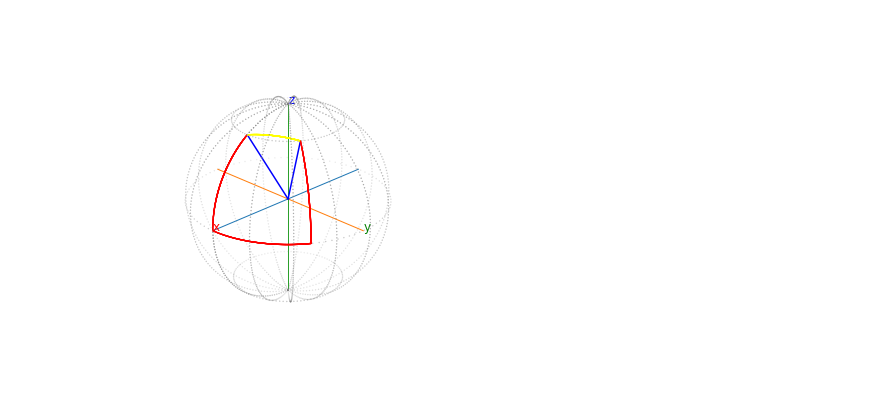
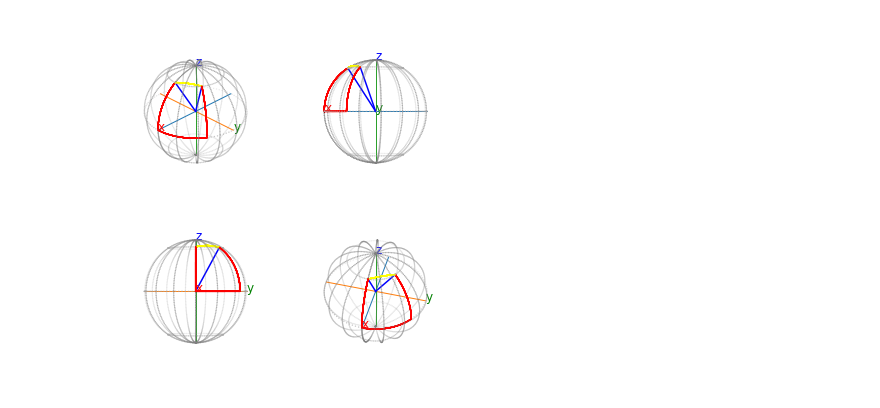
Before and after one commit to vitcpp/sphereplot, a Jupyter notebook: sphereplot.ipynb, the cells around one changed output. Cells and saved outputs as stored; diff of their text form; code cells hidden in the pictures.

Commit message:
Add camera argument in Sphere constructor

```diff
--- a/sphereplot.ipynb
+++ b/sphereplot.ipynb
@@ -1,25 +1,32 @@
 # %%
 from sphereplot import *
 # %%
-fig = plt.figure(figsize = (5, 5))
-sphere = Sphere(fig, rect = [0, 0, 1, 1])
+def plot_scene(sphere):
+    sphere.parallel(0)
+    sphere.parallel(1)
+    sphere.parallel(np.pi/2)
+    sphere.parallel(-1)
+    sphere.parallel(-np.pi/2)
 
-sphere.parallel(0)
-sphere.parallel(1)
-sphere.parallel(np.pi/2)
-sphere.parallel(-1)
-sphere.parallel(-np.pi/2)
+    for lng in np.linspace(0, 2* np.pi, 16):
+    	sphere.meridian(lng, s = 0.1, color = "gray")
 
-for lng in np.linspace(0, 2* np.pi, 16):
-	sphere.meridian(lng, s = 0.1, color = "gray")
+    sphere.vector(0, 1, color="blue")
+    sphere.vector(1, 1, color="blue")
 
-sphere.vector(0, 1, color="blue")
-sphere.vector(1, 1, color="blue")
-
-sphere.great_circle_arc(0, 0, 0, 1)
-sphere.great_circle_arc(0, 1, 1, 1, color = "yellow")
-sphere.great_circle_arc(1, 1, 1, 0)
-sphere.great_circle_arc(1, 0, 0, 0)
-sphere.camera(25, 45)
+    sphere.great_circle_arc(0, 0, 0, 1)
+    sphere.great_circle_arc(0, 1, 1, 1, color = "yellow")
+    sphere.great_circle_arc(1, 1, 1, 0)
+    sphere.great_circle_arc(1, 0, 0, 0)
-# %% [output]
-[figure, removed]
+# %%
+fig = plt.figure(figsize = (5, 5))
+spheres = [
+    Sphere(fig, rect = [0.0, 0.0, 0.5, 0.5], camera = (0, 0)),
+    Sphere(fig, rect = [0.0, 0.5, 0.5, 0.5], camera = (30, 45)),
+    Sphere(fig, rect = [0.5, 0.0, 0.5, 0.5]),
+    Sphere(fig, rect = [0.5, 0.5, 0.5, 0.5], camera = (0, 90))
+    ]
+for sphere in spheres:
+    plot_scene(sphere)
+# %% [output]
+[figure, added]
```
Also changed, not shown: 2 other files.
